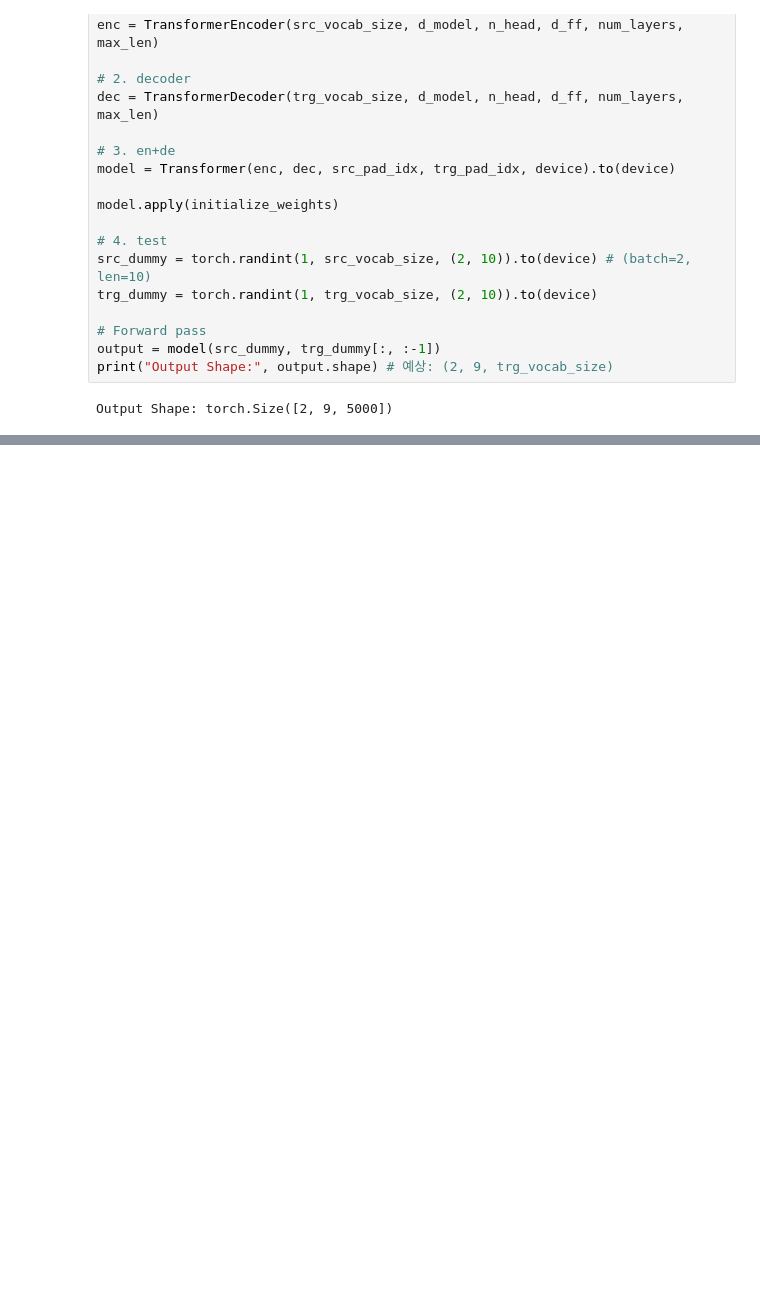
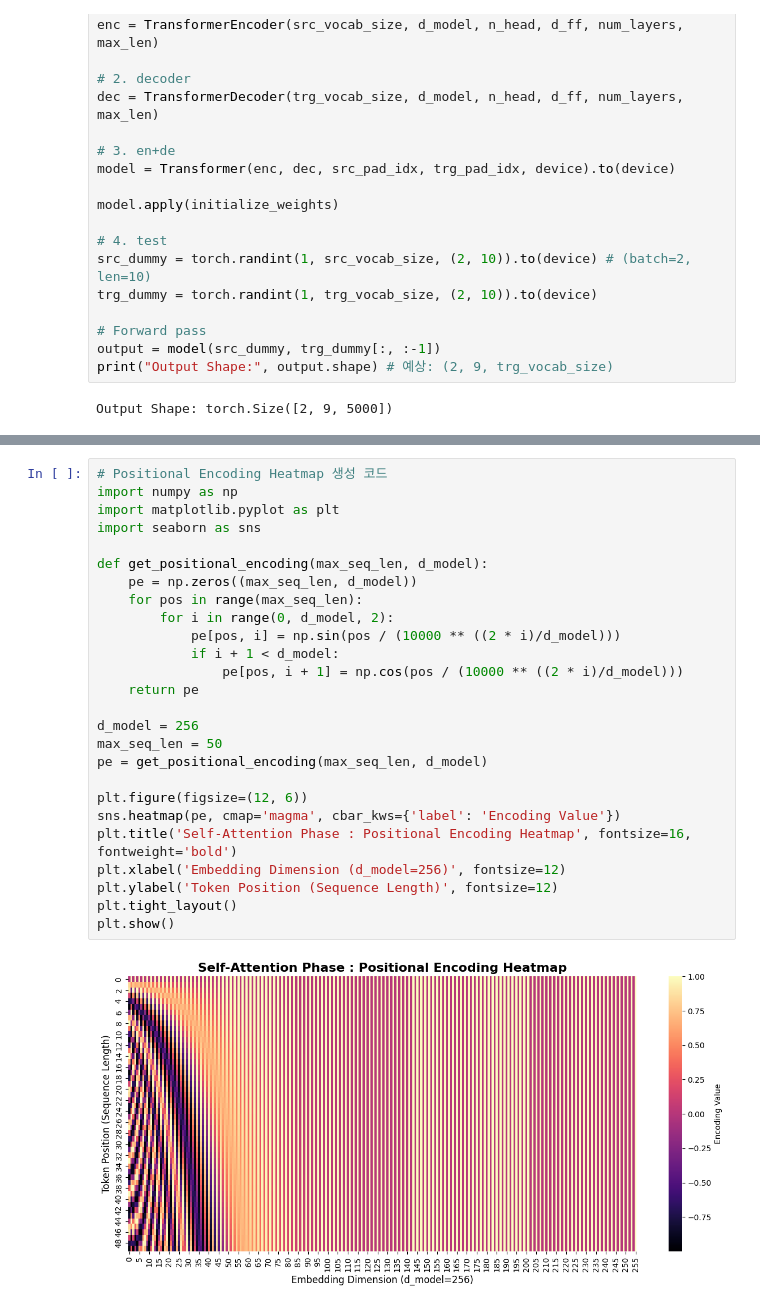
Before and after one commit to sincheol/ktb_ai_project, a Jupyter notebook: week8/week8_assignment.ipynb, the cells around one changed output, grey strips where cells are left out. Saved outputs shown, nothing was run; the diff lists cells and outputs as text; blank space fills up the shorter version.

```diff
--- a/week8/week8_assignment.ipynb
+++ b/week8/week8_assignment.ipynb
@@ -685,0 +1705,28 @@ Final Test BLEU score = 38.82
+# %%
+# Positional Encoding Heatmap 생성 코드
+import numpy as np
+import matplotlib.pyplot as plt
+import seaborn as sns
+
+def get_positional_encoding(max_seq_len, d_model):
+    pe = np.zeros((max_seq_len, d_model))
+    for pos in range(max_seq_len):
+        for i in range(0, d_model, 2):
+            pe[pos, i] = np.sin(pos / (10000 ** ((2 * i)/d_model)))
+            if i + 1 < d_model:
+                pe[pos, i + 1] = np.cos(pos / (10000 ** ((2 * i)/d_model)))
+    return pe
+
+d_model = 256
+max_seq_len = 50
+pe = get_positional_encoding(max_seq_len, d_model)
+
+plt.figure(figsize=(12, 6))
+sns.heatmap(pe, cmap='magma', cbar_kws={'label': 'Encoding Value'})
+plt.title('Self-Attention Phase : Positional Encoding Heatmap', fontsize=16, fontweight='bold')
+plt.xlabel('Embedding Dimension (d_model=256)', fontsize=12)
+plt.ylabel('Token Position (Sequence Length)', fontsize=12)
+plt.tight_layout()
+plt.show()
+# %% [output]
+[figure, added]
```
Also changed, not shown: parts of 12 cells of this notebook, 20 other files.
